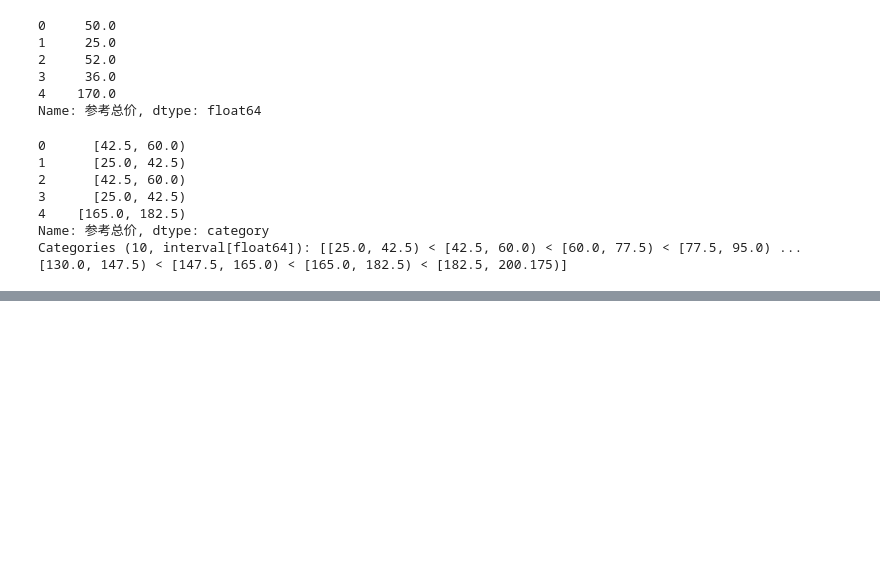
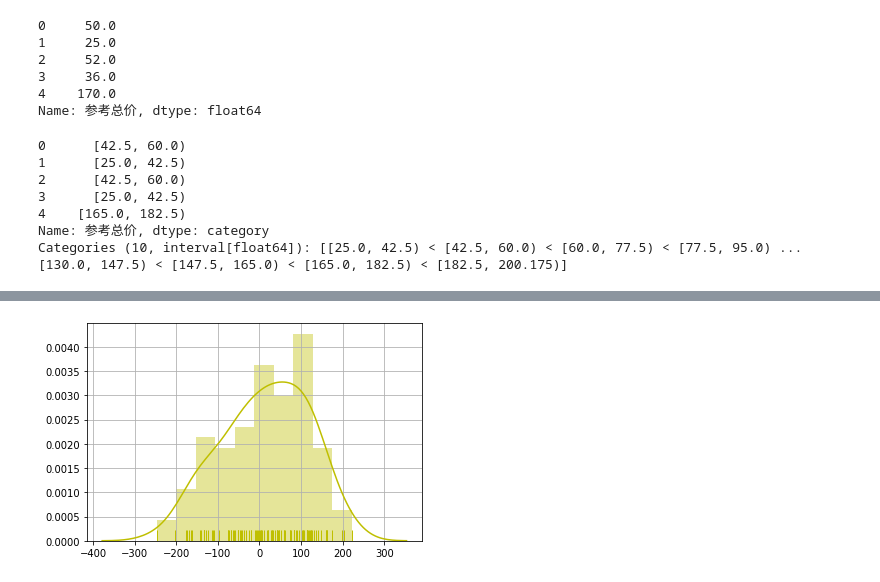
Before and after one commit to 2804983329/data-analysis, a Jupyter notebook: 数据分析python升级/00/核心指标的处理方法.ipynb, the cells around one changed output, grey strips where cells are left out. Cells and saved outputs as stored; diff of their text form; code cells hidden in the pictures; blank space fills up the shorter version.

```diff
--- a/数据分析python升级/00/核心指标的处理方法.ipynb
+++ b/数据分析python升级/00/核心指标的处理方法.ipynb
@@ -91,0 +161,5 @@ Categories (10, interval[float64]): [[25.0, 42.5) < [42.5, 60.0) < [60.0, 77.5)
+# %%
+import seaborn as sns
+
+s = pd.Series(np.random.randn(100)*100)
+s
@@ -91,0 +179,6 @@ Categories (10, interval[float64]): [[25.0, 42.5) < [42.5, 60.0) < [60.0, 77.5)
+# %%
+sns.distplot(s,bins=10,hist=True,rug=True,color='y') #
+#bins 密度图  hist 直方图  rug 频率分布图
+plt.grid()
+# %% [output]
+[figure, added]
```
Also changed, not shown: parts of 8 cells of this notebook.
